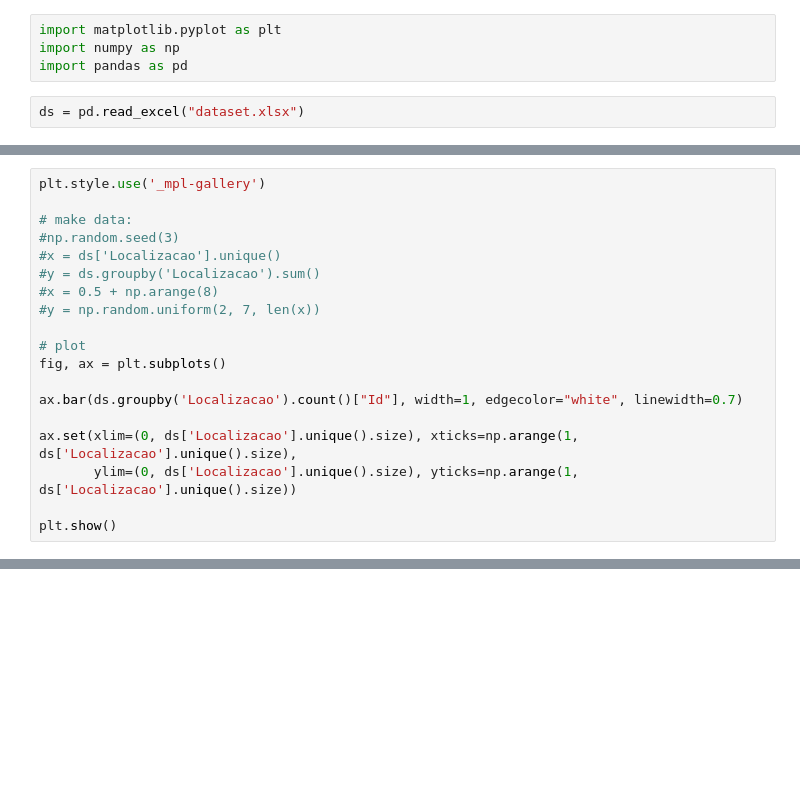
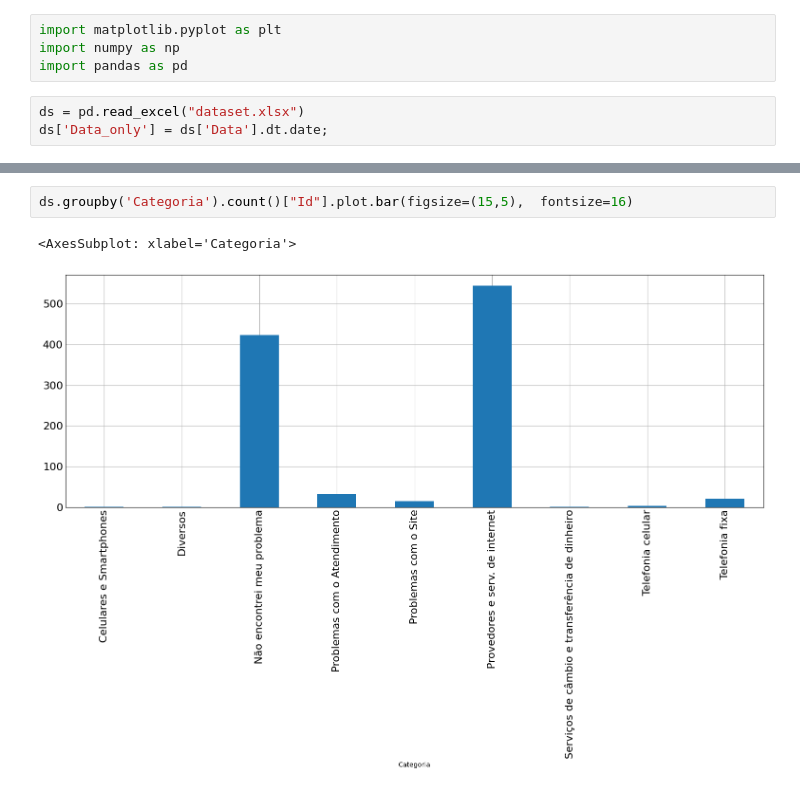
Before and after one commit to ThiagoUff/ReclameAqui.Scrapper, a Jupyter notebook: visualization.ipynb, the cells around one changed output, grey strips where cells are left out. Drawn from its saved outputs; the diff is of its cells as text; blank space fills up the shorter version.

```diff
--- a/visualization.ipynb
+++ b/visualization.ipynb
@@ -4,3 +4,4 @@ import numpy as np
 import pandas as pd
 # %%
 ds = pd.read_excel("dataset.xlsx")
+ds['Data_only'] = ds['Data'].dt.date;
@@ -11,19 +7,0 @@ ds['Localizacao'].unique().size
-# %%
-plt.style.use('_mpl-gallery')
-
-# make data:
-#np.random.seed(3)
-#x = ds['Localizacao'].unique()
-#y = ds.groupby('Localizacao').sum()
-#x = 0.5 + np.arange(8)
-#y = np.random.uniform(2, 7, len(x))
-
-# plot
-fig, ax = plt.subplots()
-
-ax.bar(ds.groupby('Localizacao').count()["Id"], width=1, edgecolor="white", linewidth=0.7)
-
-ax.set(xlim=(0, ds['Localizacao'].unique().size), xticks=np.arange(1, ds['Localizacao'].unique().size),
-       ylim=(0, ds['Localizacao'].unique().size), yticks=np.arange(1, ds['Localizacao'].unique().size))
-
-plt.show()
@@ -32,0 +15,5 @@ TypeError: Axes.bar() missing 1 required positional argument: 'height'
+# %%
+ds.groupby('Categoria').count()["Id"].plot.bar(figsize=(15,5),  fontsize=16)
+# %% [output]
+<AxesSubplot: xlabel='Categoria'>
+[figure, added]
```
Also changed, not shown: parts of 5 cells of this notebook, 10 other files.
